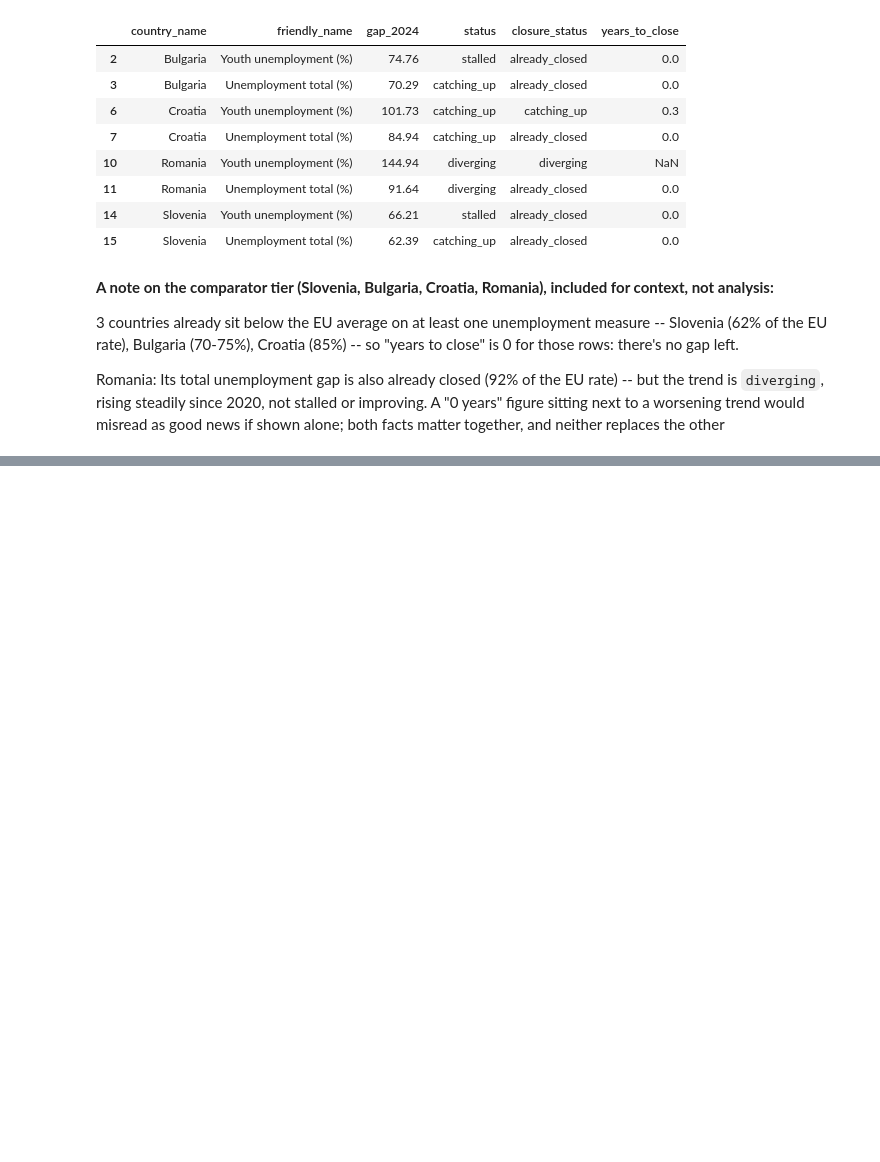
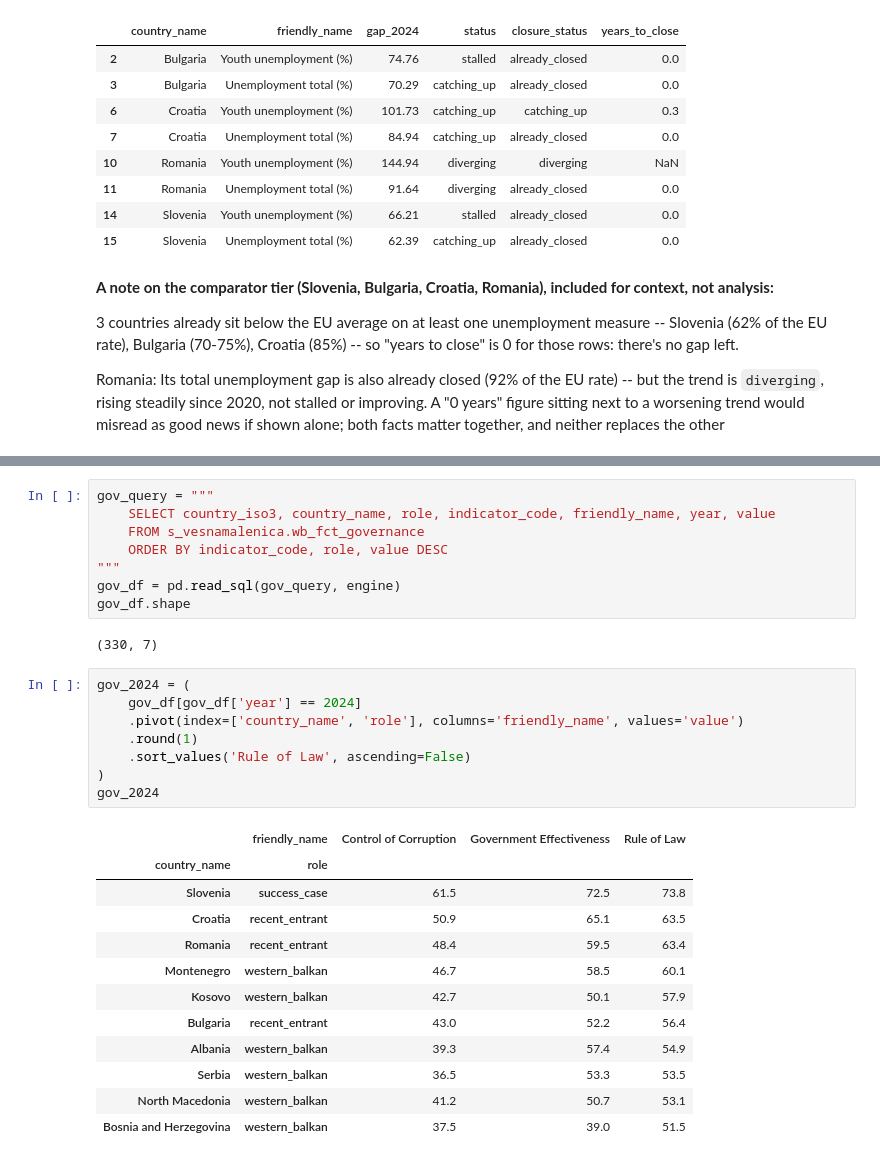
Before and after one commit to vesnamal/western-balkans-eu-convergence, a Jupyter notebook: notebooks/01_analysis.ipynb, the cells around one changed output, grey strips where cells are left out. Saved outputs shown, nothing was run; the diff lists cells and outputs as text; blank space fills up the shorter version.

```diff
--- a/notebooks/01_analysis.ipynb
+++ b/notebooks/01_analysis.ipynb
@@ -727,0 +734,31 @@ Romania: Its total unemployment gap is also already closed (92% of the EU rate)
+# %%
+gov_query = """
+    SELECT country_iso3, country_name, role, indicator_code, friendly_name, year, value
+    FROM s_vesnamalenica.wb_fct_governance
+    ORDER BY indicator_code, role, value DESC
+"""
+gov_df = pd.read_sql(gov_query, engine)
+gov_df.shape
+# %% [output]
+(330, 7)
+# %%
+gov_2024 = (
+    gov_df[gov_df['year'] == 2024]
+    .pivot(index=['country_name', 'role'], columns='friendly_name', values='value')
+    .round(1)
+    .sort_values('Rule of Law', ascending=False)
+)
+gov_2024
+# %% [output]
+|  | friendly_name | Control of Corruption | Government Effectiveness | Rule of Law |
+| country_name | role |  |  |  |
+| Slovenia | success_case | 61.5 | 72.5 | 73.8 |
+| Croatia | recent_entrant | 50.9 | 65.1 | 63.5 |
+| Romania | recent_entrant | 48.4 | 59.5 | 63.4 |
+| Montenegro | western_balkan | 46.7 | 58.5 | 60.1 |
+| Kosovo | western_balkan | 42.7 | 50.1 | 57.9 |
+| Bulgaria | recent_entrant | 43.0 | 52.2 | 56.4 |
+| Albania | western_balkan | 39.3 | 57.4 | 54.9 |
+| Serbia | western_balkan | 36.5 | 53.3 | 53.5 |
+| North Macedonia | western_balkan | 41.2 | 50.7 | 53.1 |
+| Bosnia and Herzegovina | western_balkan | 37.5 | 39.0 | 51.5 |
```
Also changed, not shown: parts of 3 cells of this notebook.
